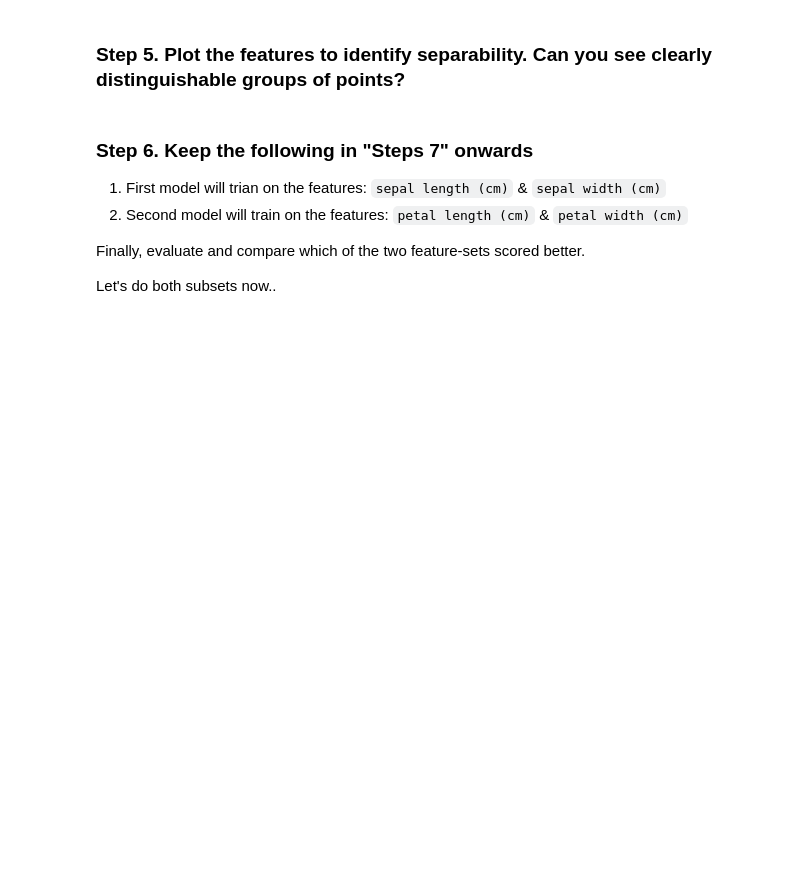
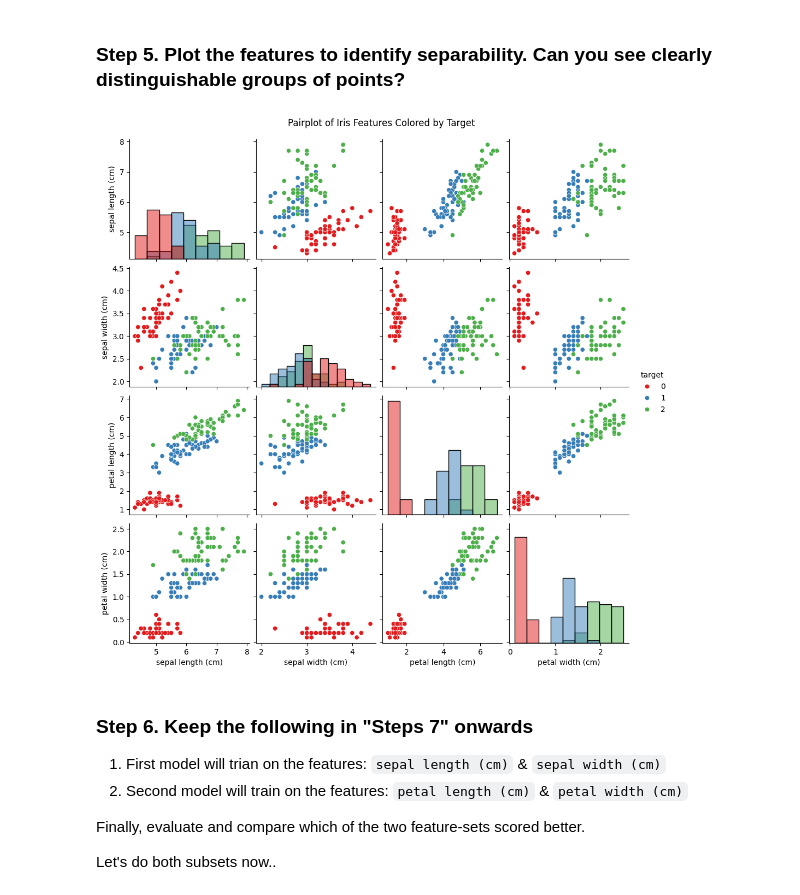
Before and after one commit to HassanAlgoz/AAI, a Jupyter notebook: student/C3/M1/ex3_class.ipynb, the cells around one changed output. Drawn from its saved outputs; the diff is of its cells as text; code cells hidden in the pictures; blank space fills up the shorter version.

```diff
--- a/student/C3/M1/ex3_class.ipynb
+++ b/student/C3/M1/ex3_class.ipynb
@@ -60,6 +60,18 @@ iris.data.agg(['min', 'max','median','mean', 'std'])
 | std | 0.828066 | 0.435866 | 1.765298 | 0.762238 |
 # %% [markdown]
 ### Step 5. Plot the features to identify separability. Can you see clearly distinguishable groups of points?
+# %%
+import matplotlib.pyplot as plt
+import seaborn as sns
+
+df = iris.data.copy()
+df['target'] = iris.target
+
+sns.pairplot(df, hue='target', diag_kind='hist', palette='Set1')
+plt.suptitle("Pairplot of Iris Features Colored by Target", y=1.02)
+plt.show()
+# %% [output]
+[figure, added]
 # %% [markdown]
 ### Step 6. Keep the following in "Steps 7" onwards
 
```
